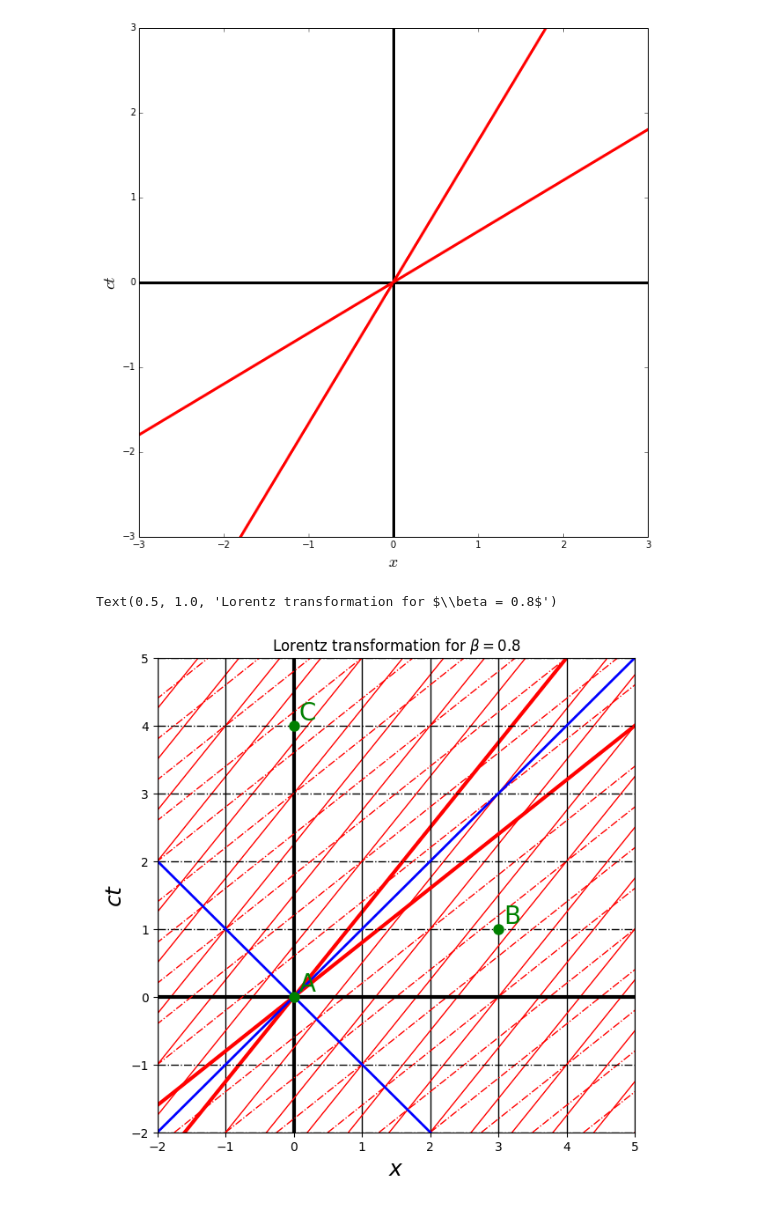
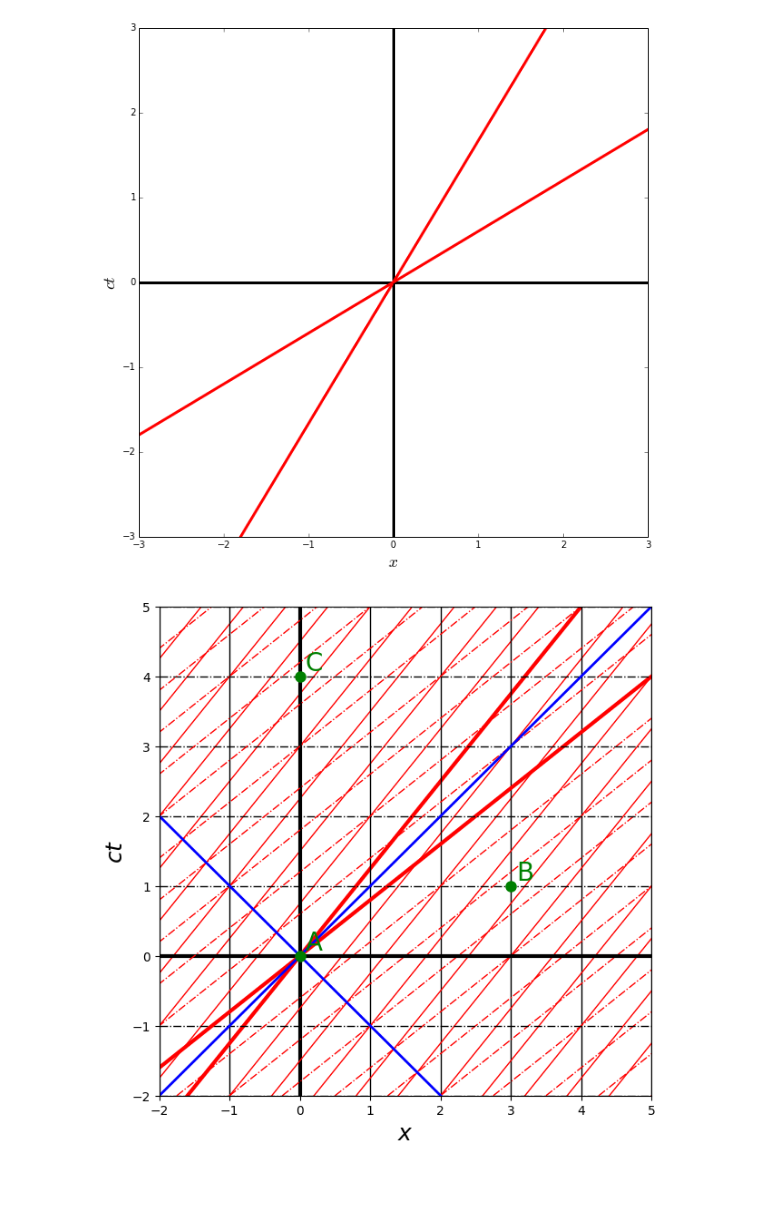
Before and after one commit to acolijn/Minkowski, a Jupyter notebook: old_python/Minkowski.ipynb, the cells around one changed output. Saved outputs shown, nothing was run; the diff lists cells and outputs as text; code cells hidden in the pictures.

Commit message:
added save figure

```diff
--- a/old_python/Minkowski.ipynb
+++ b/old_python/Minkowski.ipynb
@@ -163,13 +163,13 @@ fig.savefig('Minkowski_tentamen.png')
 # %%
 fig = plt.figure(figsize=(7, 7))
 l = LorentzTransformation(beta=0.8)
 l.drawAxes(range=[-2, 5, -2, 5], plotInverse=False)
 l.drawLightCone()
 plt.plot([0, 3, 0], [0, 1, 4], 'go', markersize=8)
 plt.text(0.08, 0.08, 'A', color='green', fontsize=20)
 plt.text(3.08, 1.08, 'B', color='green', fontsize=20)
 plt.text(0.08, 4.08, 'C', color='green', fontsize=20)
-plt.title('Lorentz transformation for $\\beta = 0.8$')
+
+plt.savefig('Lorentz_transformation_beta_0.8.jpg')
 # %% [output]
-Text(0.5, 1.0, 'Lorentz transformation for $\\beta = 0.8$')
-[figure, old version]
+[figure, new version]
```
Also changed, not shown: 3 other files.
